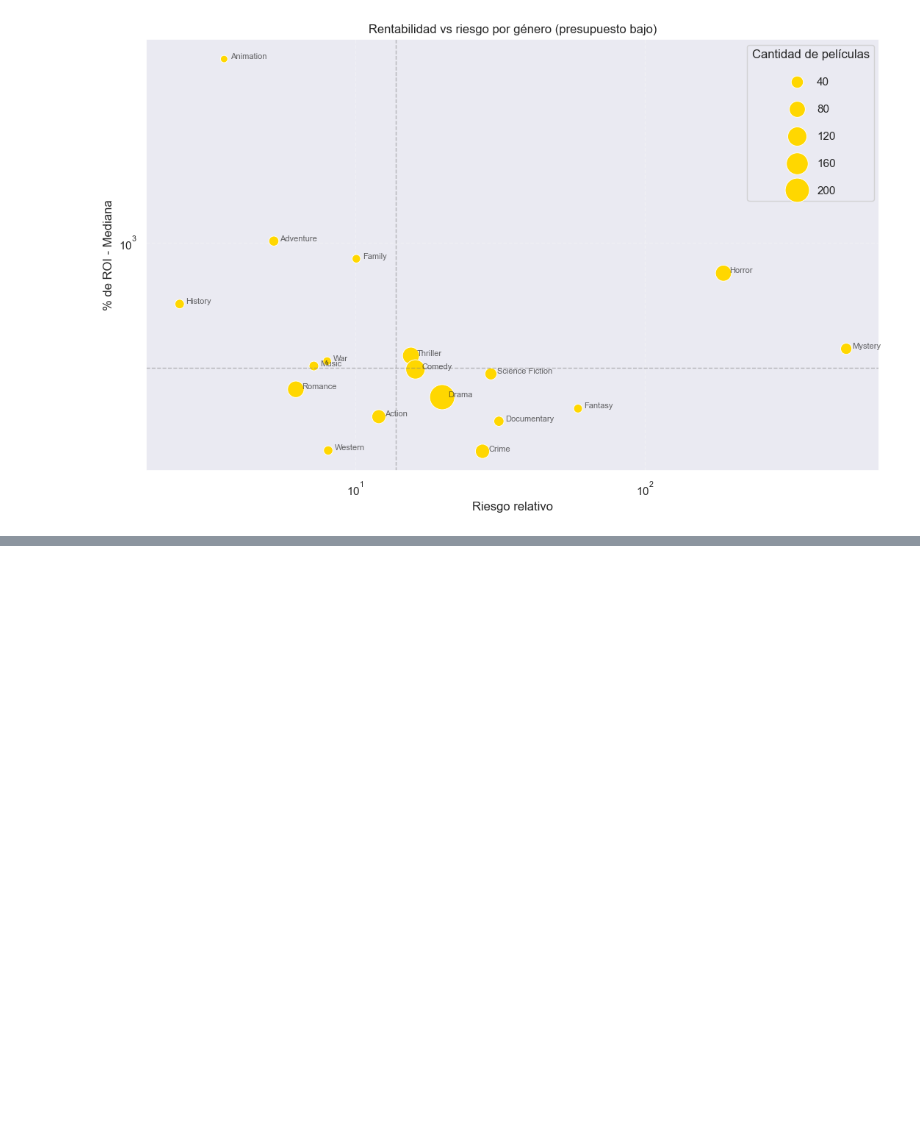
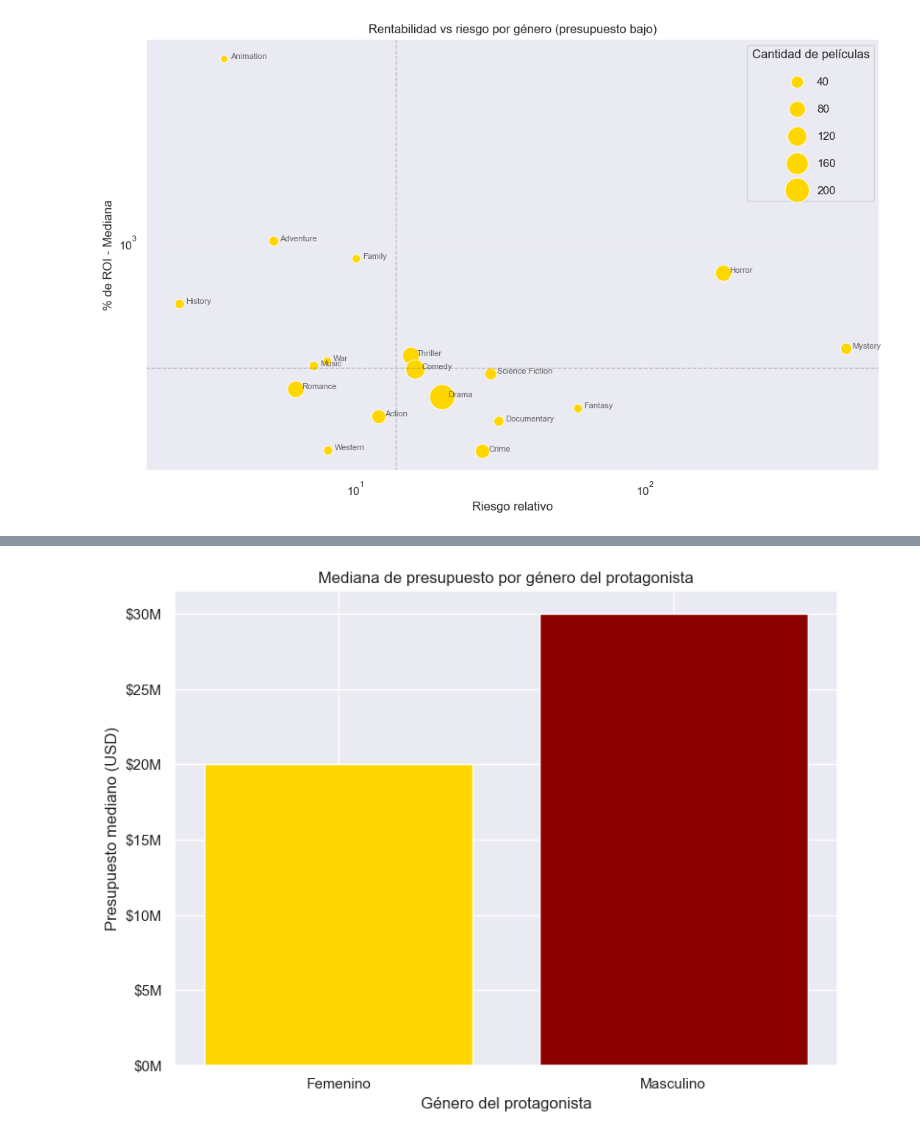
Before and after one commit to carlosalejo11/Cue, a Jupyter notebook: notebooks/04_visualizaciones.ipynb, the cells around one changed output, grey strips where cells are left out. Cells and saved outputs as stored; diff of their text form; code cells hidden in the pictures; blank space fills up the shorter version.

```diff
--- a/notebooks/04_visualizaciones.ipynb
+++ b/notebooks/04_visualizaciones.ipynb
@@ -227,0 +248,13 @@ plt.show()
+# %%
+# Parsear columna cast
+import ast
+def get_lead_gender(cast_str):
+    try:
+        cast_list = ast.literal_eval(cast_str)
+        lead = next((actor for actor in cast_list if actor['order'] == 0), None)
+        return lead['gender'] if lead else None
+    except:
+        return None
+
+df_credits['lead_gender'] = df_credits['cast'].apply(get_lead_gender)
+print(df_credits['lead_gender'].value_counts())
@@ -227,0 +267,6 @@ plt.show()
+# %%
+# Merge de la tabla principal con la de lead_gender
+df_credits_clean = df_credits[['movie_id', 'lead_gender']].rename(columns={'movie_id': 'id'})
+df_merged = df.merge(df_credits_clean, on='id', how='left')
+print(df_merged[['title', 'lead_gender']].head())
+print(f"\nFilas con lead_gender después del merge: {df_merged['lead_gender'].notna().sum()}")
@@ -227,0 +282,26 @@ plt.show()
+# %%
+# Mediana del presupuesto por género del protagonista
+
+genders = {
+    1.0: 'Femenino',
+    2.0: 'Masculino'
+}
+
+df_gender = df_merged[df_merged['lead_gender'].isin([1.0, 2.0])].copy()
+df_gender['lead_gender'] = df_gender['lead_gender'].map(genders)
+
+budget_median_by_gender = (df_gender.groupby('lead_gender', as_index=False)['budget'].median().round(0))
+
+
+
+fig, ax = plt.subplots(figsize=(8, 6))
+bars = ax.bar(budget_median_by_gender['lead_gender'], budget_median_by_gender['budget'], color=['gold', 'darkred'])
+ax.set_title('Mediana de presupuesto por género del protagonista')
+ax.set_xlabel('Género del protagonista')
+ax.set_ylabel('Presupuesto mediano (USD)')
+ax.yaxis.set_major_formatter(plt.FuncFormatter(lambda x, _: f'${x/1_000_000:.0f}M'))
+plt.tight_layout()
+plt.savefig('../visualizations/06_presupuesto_por_genero_protagonista.png', dpi=150, bbox_inches='tight')
+plt.show()
+# %% [output]
+[figure, added]
```
Also changed, not shown: parts of 7 cells of this notebook, 4 other files.
